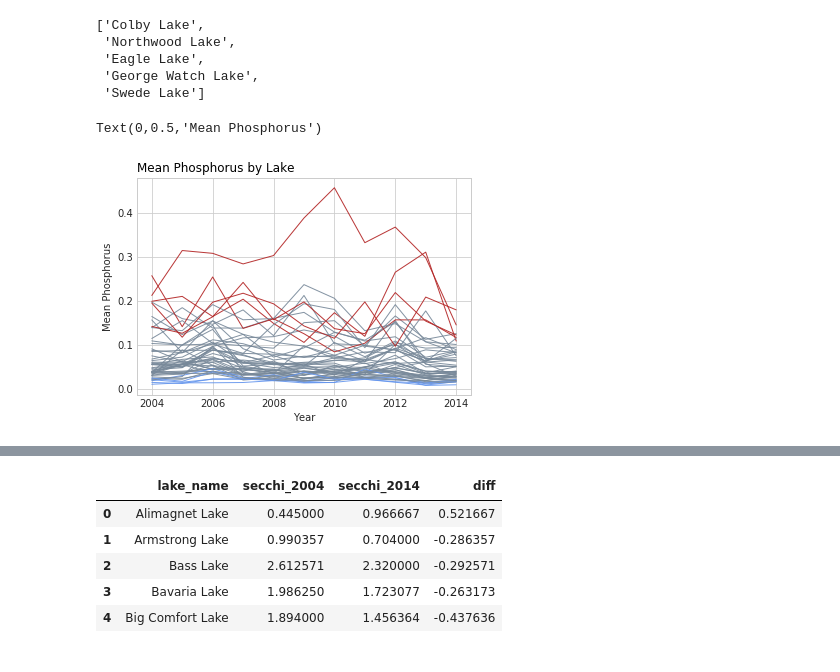
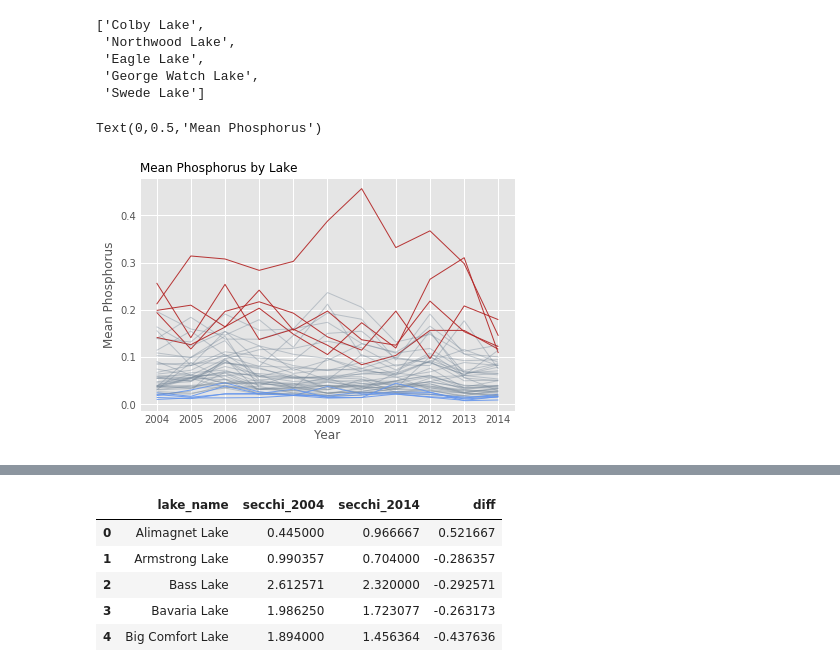
Before and after one commit to SMiertschin/DSCI430, a Jupyter notebook: Final_project_SM.ipynb, the cells around one changed output, grey strips where cells are left out. Saved outputs shown, nothing was run; the diff lists cells and outputs as text; code cells hidden in the pictures.

```diff
--- a/Final_project_SM.ipynb
+++ b/Final_project_SM.ipynb
@@ -67,7 +59,7 @@ high_secchi
 # %%
 lake_names = set(lake_stats.lake_name)
 # %%
-plt.style.use('seaborn-whitegrid')
+plt.style.use('ggplot')
 
 palette = plt.get_cmap('Set1')
 
@@ -78,7 +70,7 @@ for name in lake_names:
     elif name in low_secchi:
         plt.plot(df.Year, df.mean_secchi, marker='', color='cornflowerblue', linewidth=1, alpha=0.9, label="Low Mean Secchi Depth")
     else:
-        plt.plot(df.Year, df.mean_secchi, marker='', color='lightslategrey', linewidth=1, alpha=0.9, label="Mean Secchi Depth")
+        plt.plot(df.Year, df.mean_secchi, marker='', color='lightslategrey', linewidth=1, alpha=0.4, label="Mean Secchi Depth")
 
 
 
@@ -126,27 +118,27 @@ high_phos
  'George Watch Lake',
  'Swede Lake']
 # %%
-plt.style.use('seaborn-whitegrid')
+plt.style.use('ggplot')
 
 #palette = plt.get_cmap('Set1')
 
 for name in lake_names:
     df = (lake_stats >> filter_by(X.lake_name == name))
     if name in high_phos:
         plt.plot(df.Year, df.mean_phos, marker='', color='firebrick', linewidth=1, alpha=0.9, label="High Mean phosphorus")
     elif name in low_phos:
         plt.plot(df.Year, df.mean_phos, marker='', color='cornflowerblue', linewidth=1, alpha=0.9, label="Low Mean phosphorus")
     else:
-        plt.plot(df.Year, df.mean_phos, marker='', color='lightslategrey', linewidth=1, alpha=0.9, label="Mean phosphorus")
+        plt.plot(df.Year, df.mean_phos, marker='', color='lightslategrey', linewidth=1, alpha=0.4, label="Mean phosphorus")
 
 
 
 plt.title("Mean Phosphorus by Lake", loc='left', fontsize=12, fontweight=0, color='black')
 plt.xlabel("Year")
 plt.ylabel("Mean Phosphorus")
 # %% [output]
 Text(0,0.5,'Mean Phosphorus')
-[figure, old version]
+[figure, new version]
 # %%
 lake_stats.Year = lake_stats.Year.astype(str)
 lakes_first_last_year = (lake_stats
```
Also changed, not shown: parts of 14 cells of this notebook.
